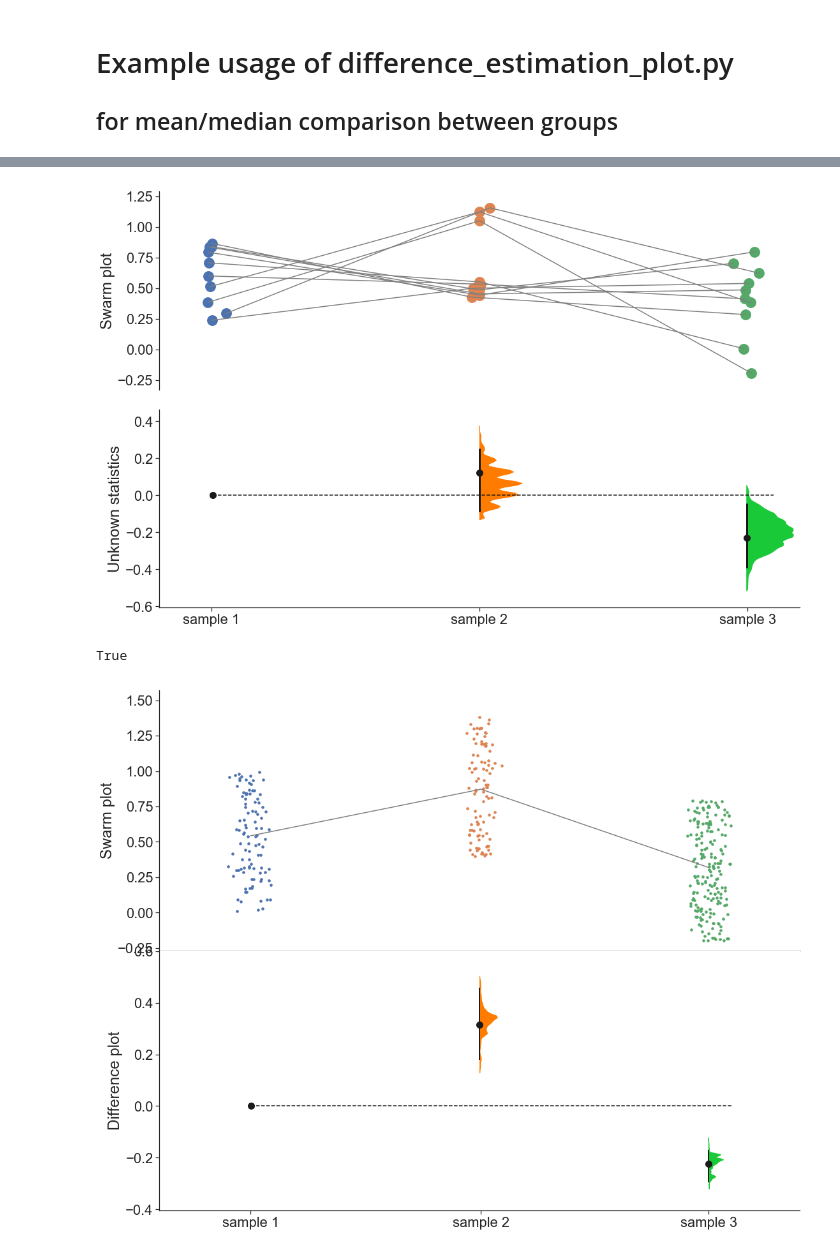
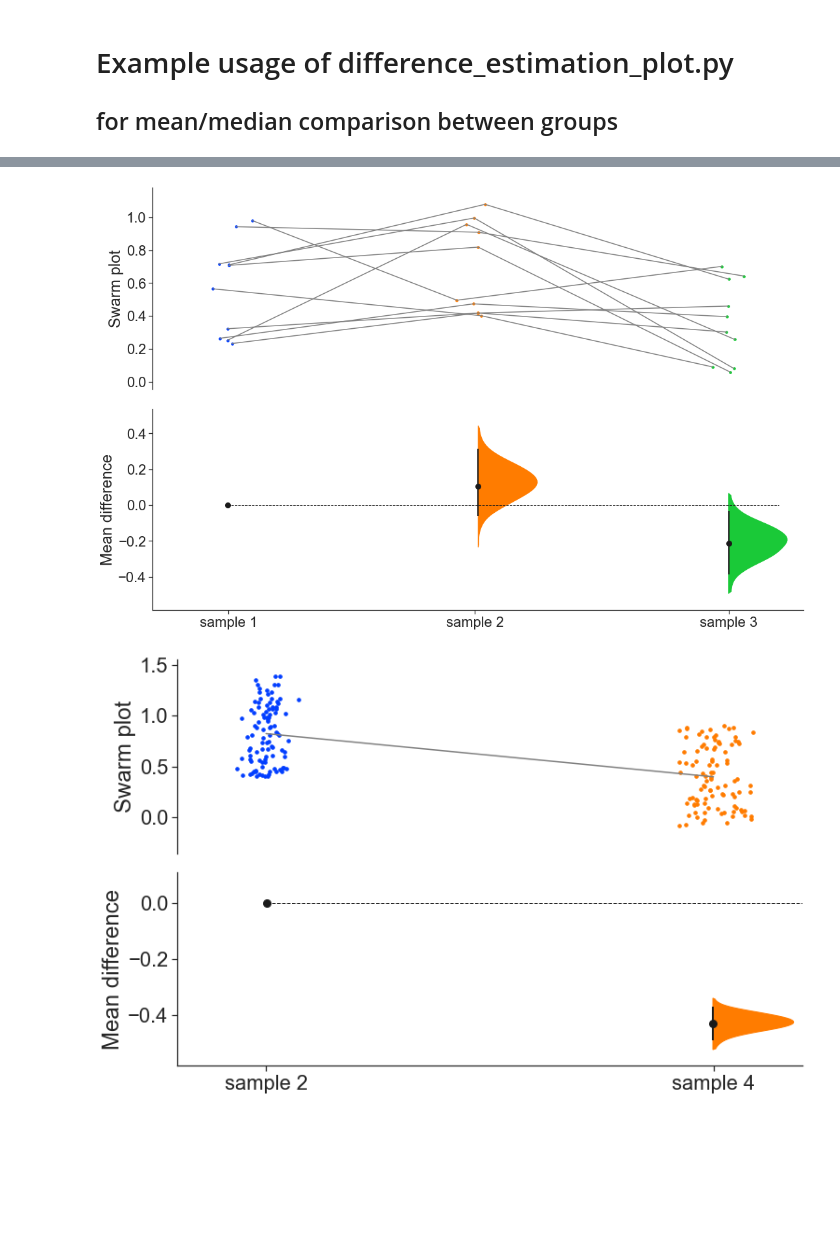
Before and after one commit to drsax93/difference_estimation_plot, a Jupyter notebook: difference_estimation_plot_examples.ipynb, the cells around one changed output, grey strips where cells are left out. Cells and saved outputs as stored; diff of their text form; code cells hidden in the pictures; blank space fills up the shorter version.

Commit message:
fixed various plotting bugs, added kws

```diff
--- a/difference_estimation_plot_examples.ipynb
+++ b/difference_estimation_plot_examples.ipynb
@@ -18,6 +18,6 @@ True
 input_ = {'sample 1': np.random.rand(10), 'sample 2': np.random.rand(10) + 0.4,
      'sample 3': np.random.rand(10) - 0.2}
 KEYS = list(input_.keys())
-fig,axs = dpl.estimation_plot(input_, [KEYS], trend=2, SMOOTH=[1,3])
+fig,axs,m,ci = dpl.estimation_plot(input_, [KEYS], trend=2, SMOOTH=[1,3], paired=True)
 # %% [output]
-[figure, old version]
+[figure, new version]
@@ -26,12 +24,9 @@ op = np.mean
-# %%
-op==np.mean
-# %% [output]
-True
 # %%
 ## Median difference example:
 input_ = {'sample 1': np.random.rand(100), 'sample 2': np.random.rand(100) + 0.4,
-     'sample 3': np.random.rand(200) - 0.2}
+     'sample 3': np.random.rand(200) - 0.2, 'sample 4': np.random.rand(100) - 0.1}
 KEYS = list(input_.keys())
-fig,axs = dpl.estimation_plot(input_, [KEYS], trend=1, operation=np.median)
+fig,axs = dpl.estimation_plot(input_, [[KEYS[1],KEYS[3]]], trend=1, operation=np.mean, nsh=10000,
+                              stat=0, SMOOTH=[1,3])
 # %% [output]
-[figure, old version]
+[figure, new version]
```
Also changed, not shown: parts of 4 cells of this notebook, 1 other file.
